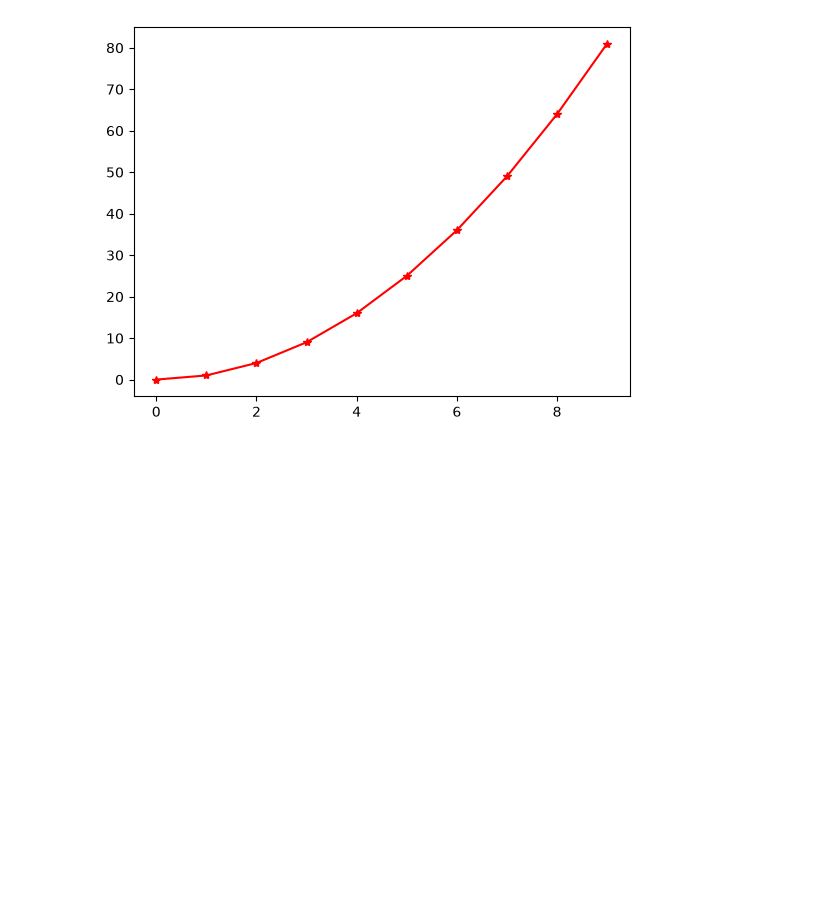
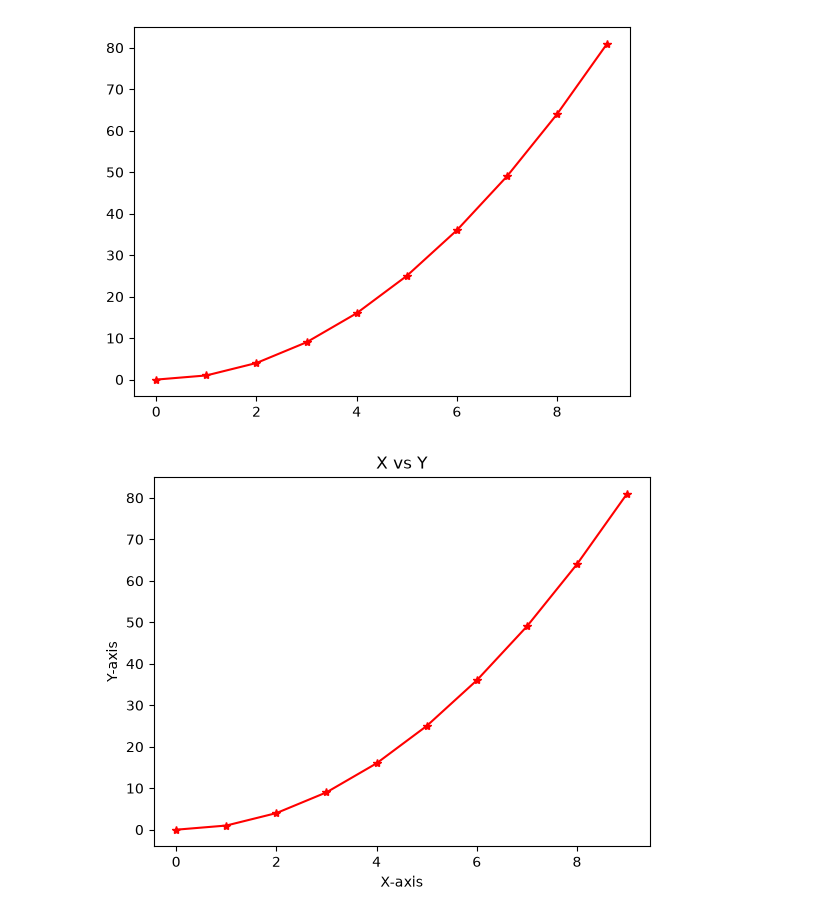
Before and after one commit to NazmullSyntax/data_visulazation, a Jupyter notebook: demo.ipynb, the cells around one changed output. Saved outputs shown, nothing was run; the diff lists cells and outputs as text; code cells hidden in the pictures; blank space fills up the shorter version.

```diff
--- a/demo.ipynb
+++ b/demo.ipynb
@@ -34,3 +34,11 @@ plt.plot(x, y,'r-*') # red color, circle marker
 plt.show()
 # %% [output]
 [figure]
+# %%
+plt.plot(x, y, 'r-*')
+plt.xlabel('X-axis')
+plt.ylabel('Y-axis')
+plt.title('X vs Y')
+plt.show()
+# %% [output]
+[figure, added]
```
Also changed, not shown: parts of 2 cells of this notebook.
